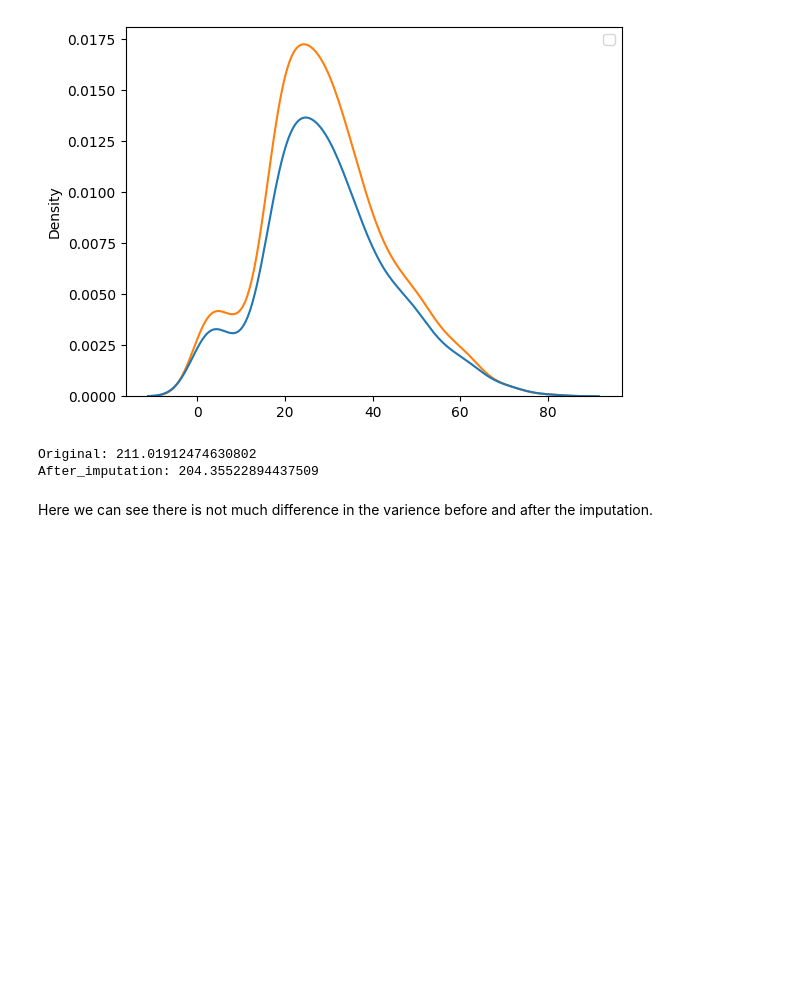
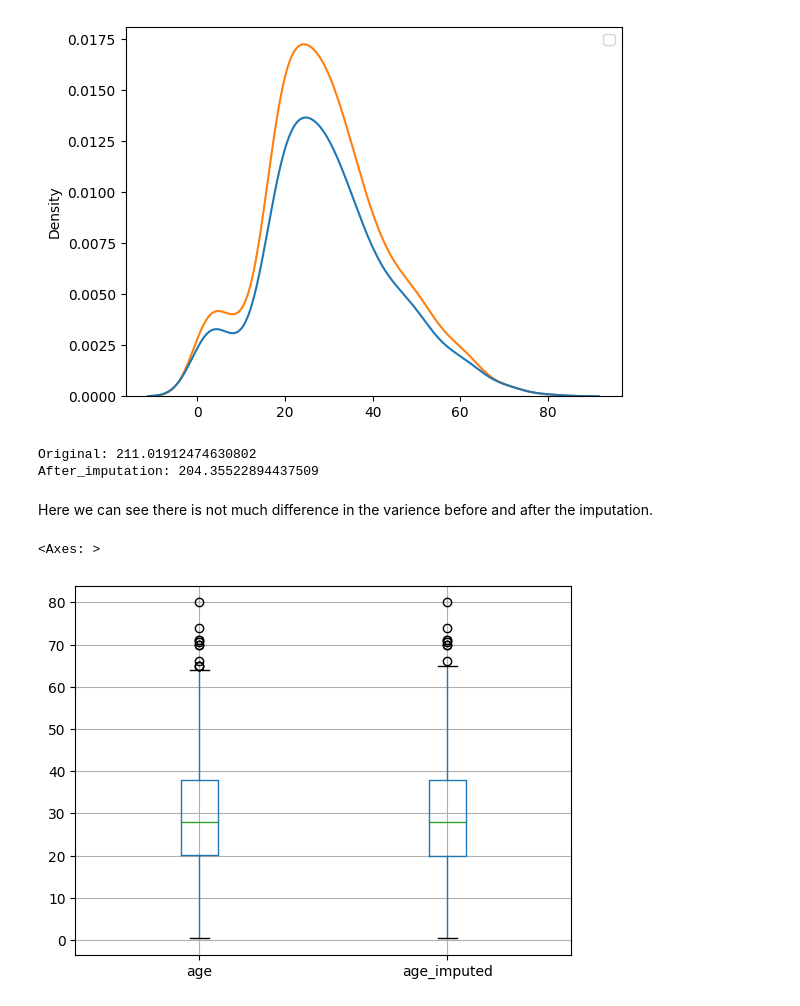
Before and after one commit to khanalasmit/machinelearning, a Jupyter notebook: random_imputation.ipynb, the cells around one changed output. Drawn from its saved outputs; the diff is of its cells as text; code cells hidden in the pictures; blank space fills up the shorter version.

```diff
--- a/random_imputation.ipynb
+++ b/random_imputation.ipynb
@@ -103,3 +103,8 @@ Original: 211.01912474630802
 After_imputation: 204.35522894437509
 # %% [markdown]
 Here we can see there is not much difference in the varience before and after the imputation.
+# %%
+data[['age','age_imputed']].boxplot()
+# %% [output]
+<Axes: >
+[figure, added]
```
Also changed, not shown: parts of 2 cells of this notebook.
